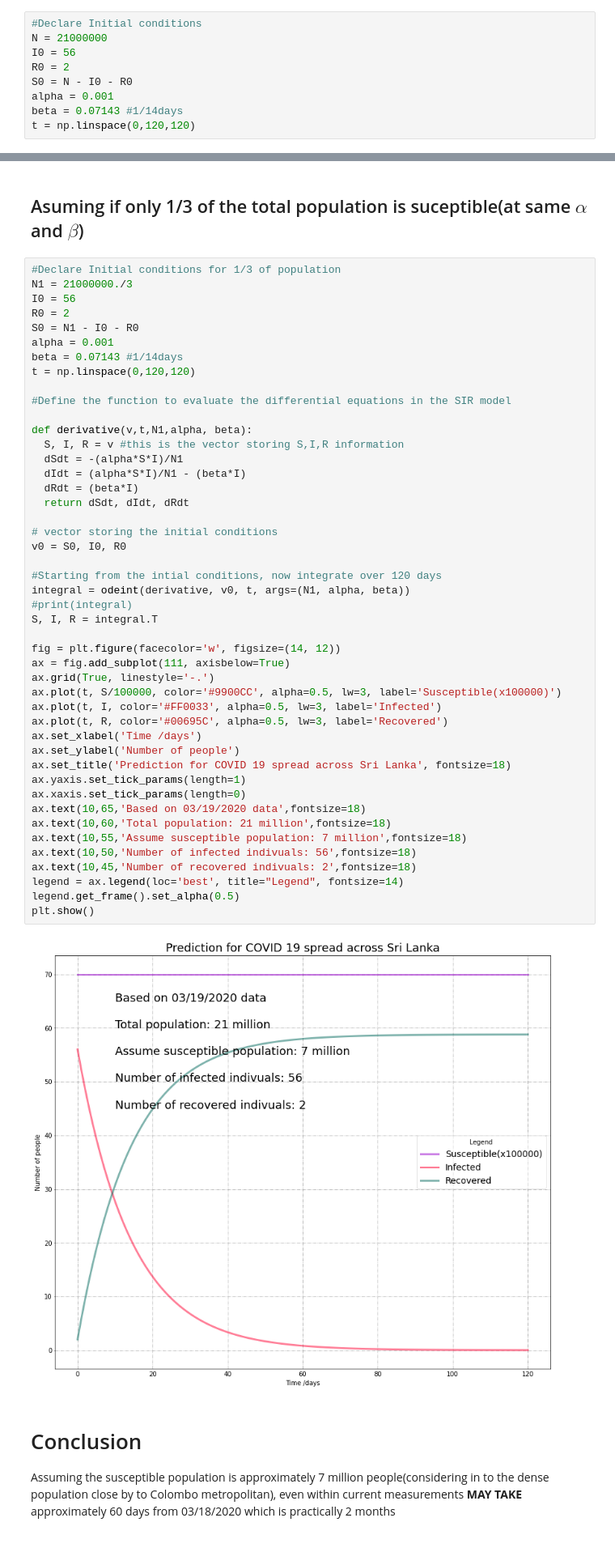
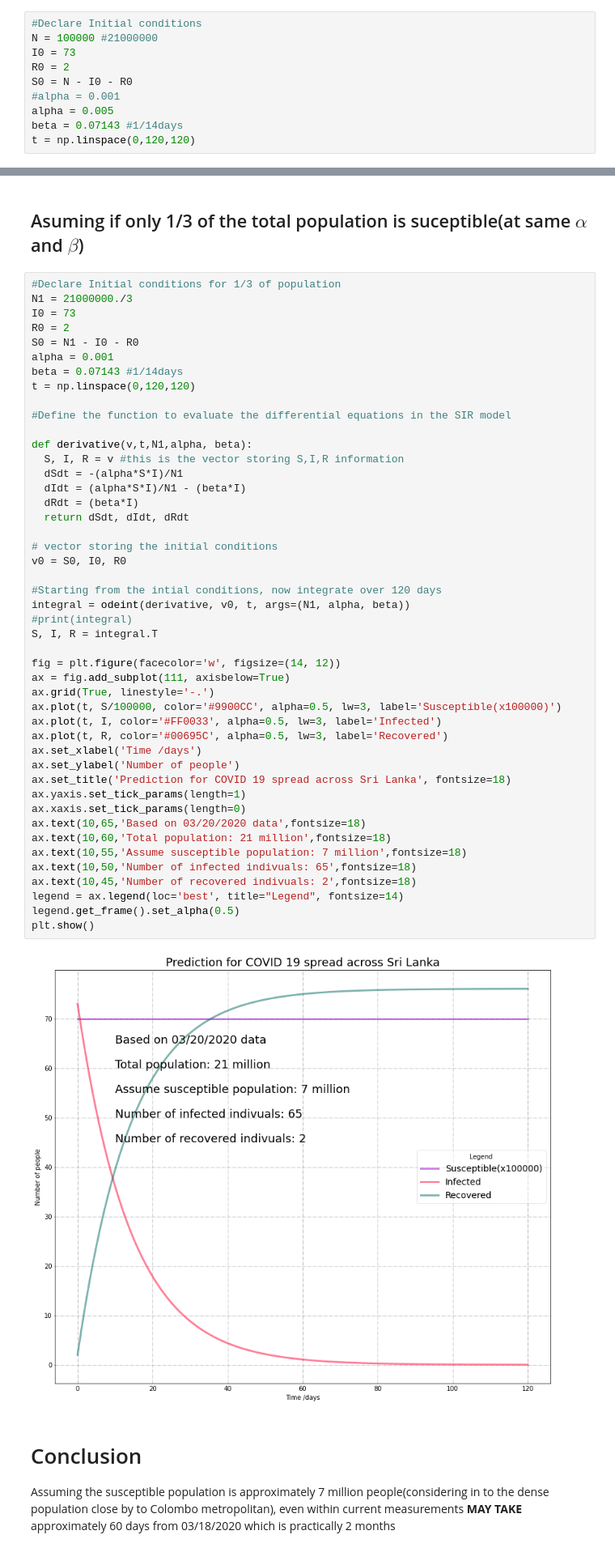
Before and after one commit to madhuranga84/COVID19_SRI_LANKA_Studies, a Jupyter notebook: COVID19_SRI_LANKA_SIR_MODELING_v1.ipynb, the cells around one changed output, grey strips where cells are left out. Shown: that part at 81% size. Drawn from its saved outputs; the diff is of its cells as text.

```diff
--- a/COVID19_SRI_LANKA_SIR_MODELING_v1.ipynb
+++ b/COVID19_SRI_LANKA_SIR_MODELING_v1.ipynb
@@ -63,11 +63,12 @@ import matplotlib.pyplot as plt
 from scipy.integrate import *
 # %%
 #Declare Initial conditions
-N = 21000000
-I0 = 56
+N = 100000 #21000000
+I0 = 73
 R0 = 2
 S0 = N - I0 - R0
-alpha = 0.001
+#alpha = 0.001
+alpha = 0.005
 beta = 0.07143 #1/14days
 t = np.linspace(0,120,120)
 # %%
@@ -117,7 +118,7 @@ If our general public can adhere to the instructions provided by the health offi
 # %%
 #Declare Initial conditions for 1/3 of population
 N1 = 21000000./3
-I0 = 56
+I0 = 73
 R0 = 2
 S0 = N1 - I0 - R0
 alpha = 0.001
@@ -132,36 +133,36 @@ def derivative(v,t,N1,alpha, beta):
   dIdt = (alpha*S*I)/N1 - (beta*I)
   dRdt = (beta*I)
   return dSdt, dIdt, dRdt
 
 # vector storing the initial conditions
 v0 = S0, I0, R0
 
 #Starting from the intial conditions, now integrate over 120 days
 integral = odeint(derivative, v0, t, args=(N1, alpha, beta))
 #print(integral)
 S, I, R = integral.T
 
 fig = plt.figure(facecolor='w', figsize=(14, 12))
 ax = fig.add_subplot(111, axisbelow=True)
 ax.grid(True, linestyle='-.')
 ax.plot(t, S/100000, color='#9900CC', alpha=0.5, lw=3, label='Susceptible(x100000)')
 ax.plot(t, I, color='#FF0033', alpha=0.5, lw=3, label='Infected')
 ax.plot(t, R, color='#00695C', alpha=0.5, lw=3, label='Recovered')
 ax.set_xlabel('Time /days')
 ax.set_ylabel('Number of people')
 ax.set_title('Prediction for COVID 19 spread across Sri Lanka', fontsize=18)
 ax.yaxis.set_tick_params(length=1)
 ax.xaxis.set_tick_params(length=0)
-ax.text(10,65,'Based on 03/19/2020 data',fontsize=18)
+ax.text(10,65,'Based on 03/20/2020 data',fontsize=18)
 ax.text(10,60,'Total population: 21 million',fontsize=18)
 ax.text(10,55,'Assume susceptible population: 7 million',fontsize=18)
-ax.text(10,50,'Number of infected indivuals: 56',fontsize=18)
+ax.text(10,50,'Number of infected indivuals: 65',fontsize=18)
 ax.text(10,45,'Number of recovered indivuals: 2',fontsize=18)
 legend = ax.legend(loc='best', title="Legend", fontsize=14)
 legend.get_frame().set_alpha(0.5)
 plt.show()
 # %% [output]
-[figure, old version]
+[figure, new version]
 # %% [markdown]
 # Conclusion
 
```
Also changed, not shown: parts of 2 cells of this notebook.
